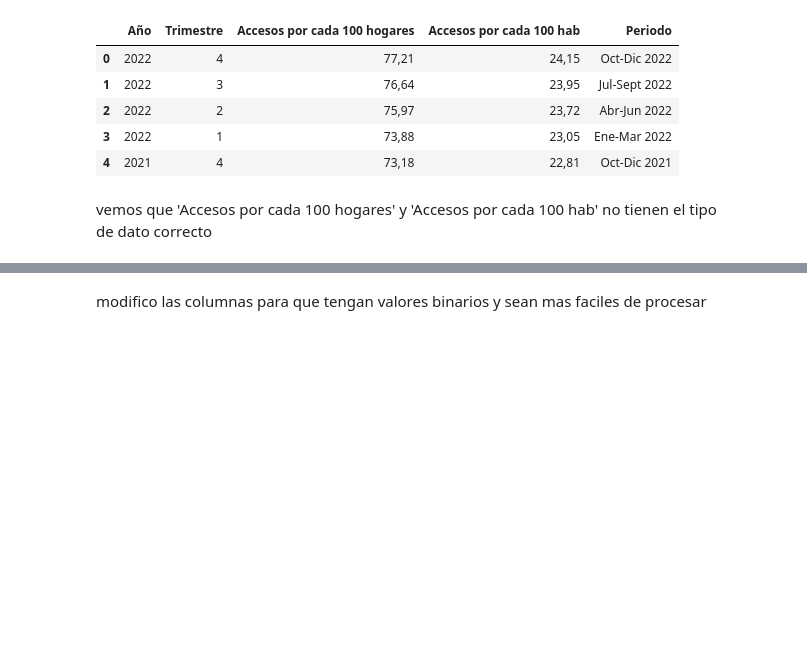
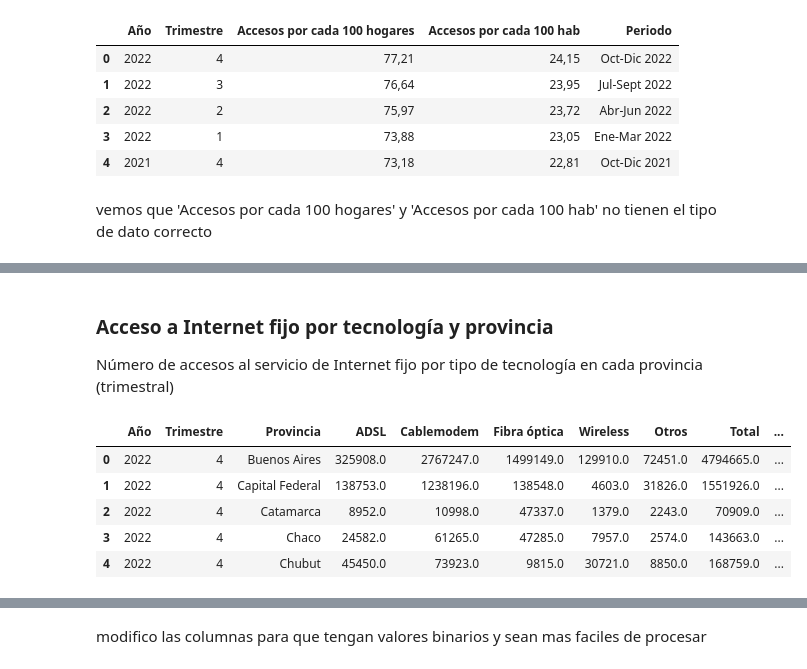
Before and after one commit to CarlosHadla/Proyecto-Telecomunicaciones-Carlos-Hadla, a Jupyter notebook: EDA.ipynb, the cells around one changed output, grey strips where cells are left out. Saved outputs shown, nothing was run; the diff lists cells and outputs as text; code cells hidden in the pictures; blank space fills up the shorter version.

```diff
--- a/EDA.ipynb
+++ b/EDA.ipynb
@@ -824,0 +270,12 @@ memory usage: 404.3+ KB
+# %% [markdown]
+### Acceso a Internet fijo por tecnología y provincia
+Número de accesos al servicio de Internet fijo por tipo de tecnología en cada provincia (trimestral)
+# %%
+prov_accesos_tipo_tecnologia_fijo.head()
+# %% [output]
+|  | Año | Trimestre | Provincia | ADSL | Cablemodem | Fibra óptica | Wireless | Otros | Total | ... |
+| 0 | 2022 | 4 | Buenos Aires | 325908.0 | 2767247.0 | 1499149.0 | 129910.0 | 72451.0 | 4794665.0 | ... |
+| 1 | 2022 | 4 | Capital Federal | 138753.0 | 1238196.0 | 138548.0 | 4603.0 | 31826.0 | 1551926.0 | ... |
+| 2 | 2022 | 4 | Catamarca | 8952.0 | 10998.0 | 47337.0 | 1379.0 | 2243.0 | 70909.0 | ... |
+| 3 | 2022 | 4 | Chaco | 24582.0 | 61265.0 | 47285.0 | 7957.0 | 2574.0 | 143663.0 | ... |
+| 4 | 2022 | 4 | Chubut | 45450.0 | 73923.0 | 9815.0 | 30721.0 | 8850.0 | 168759.0 | ... |
```
Also changed, not shown: parts of 189 cells of this notebook, 52 other files.
